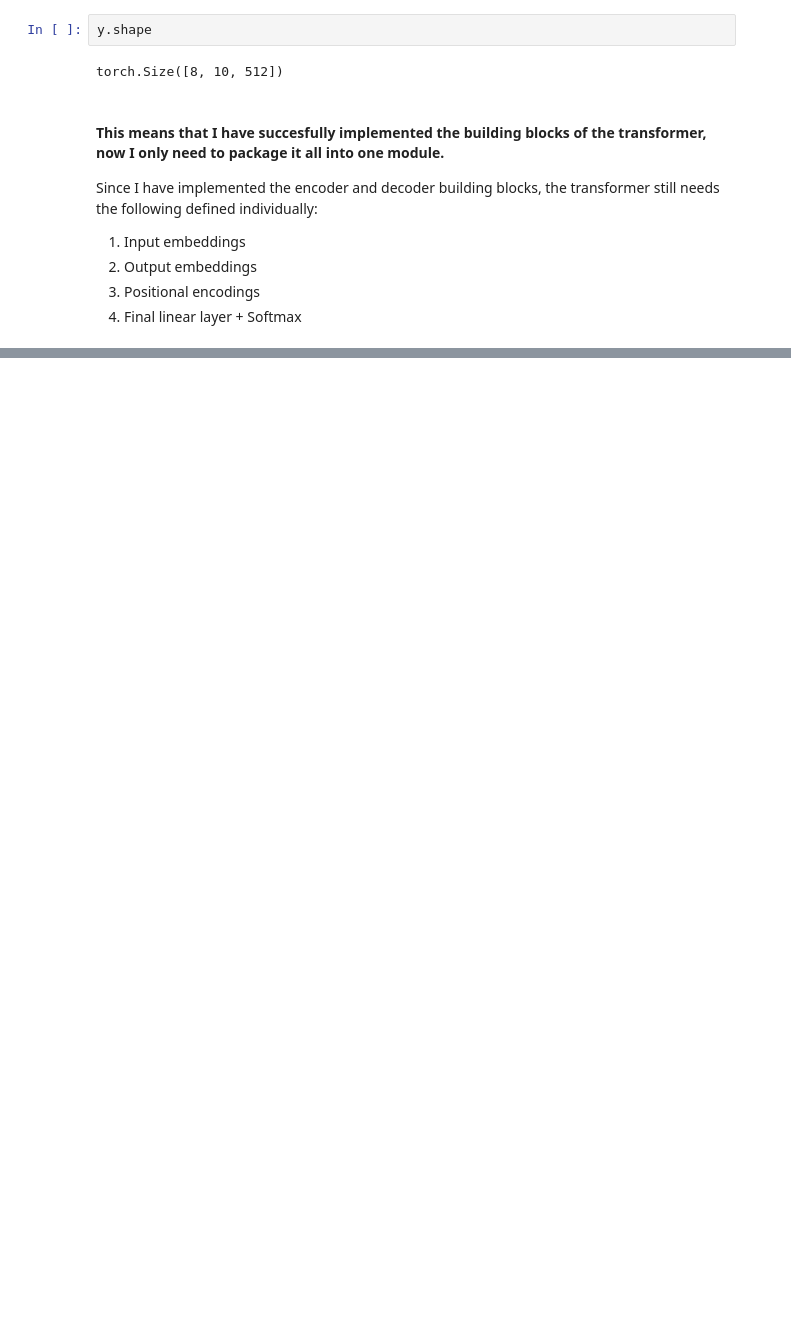
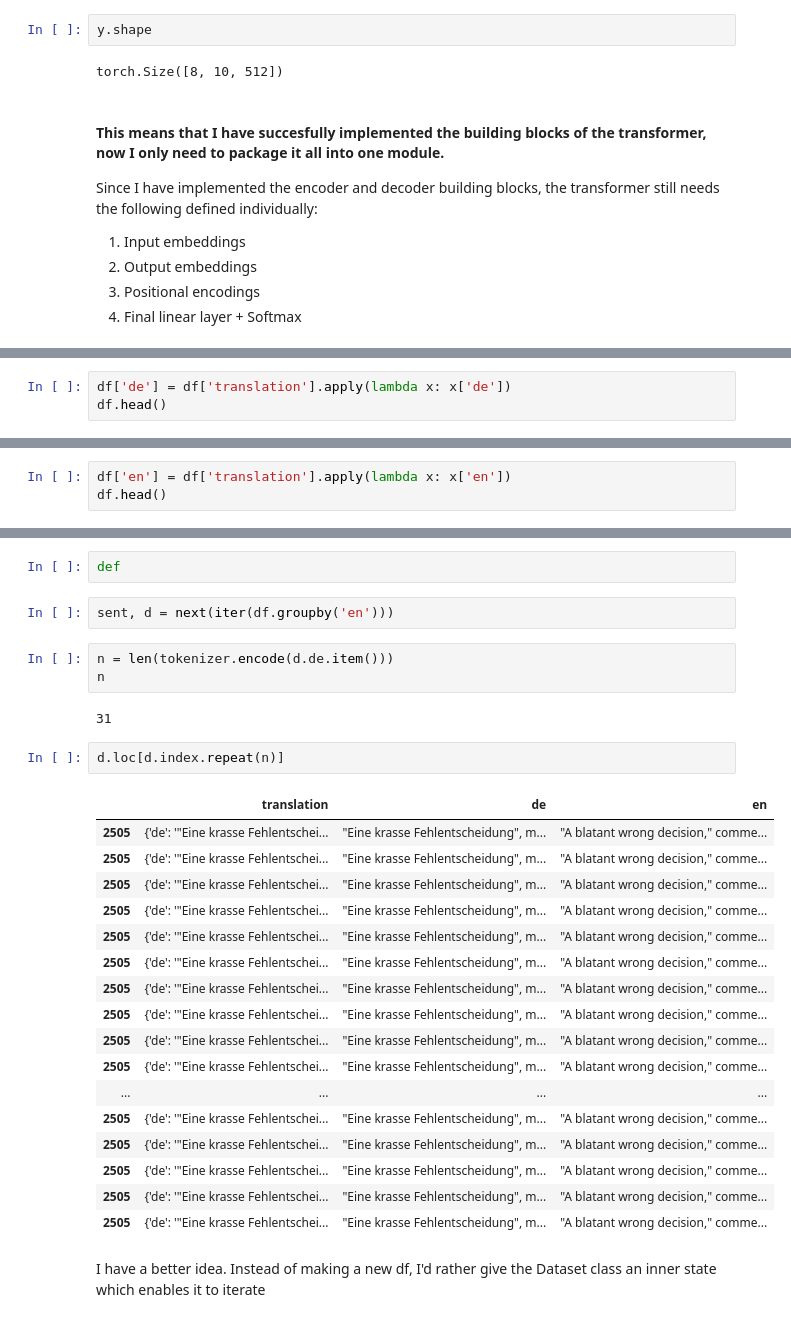
Before and after one commit to ahmedsamirio/transformers, a Jupyter notebook: attention-is-all-you-need.ipynb, the cells around one changed output, grey strips where cells are left out. Drawn from its saved outputs; the diff is of its cells as text; blank space fills up the shorter version.

```diff
--- a/attention-is-all-you-need.ipynb
+++ b/attention-is-all-you-need.ipynb
@@ -814,0 +1418,3 @@ tensor([[[2.5203e-12, 6.9734e-01, 2.3616e-13, 6.8190e-23, 4.0575e-15,
+# %%
+df['de'] = df['translation'].apply(lambda x: x['de'])
+df.head()
@@ -814,0 +1428,3 @@ tensor([[[2.5203e-12, 6.9734e-01, 2.3616e-13, 6.8190e-23, 4.0575e-15,
+# %%
+df['en'] = df['translation'].apply(lambda x: x['en'])
+df.head()
@@ -814,0 +1438,31 @@ tensor([[[2.5203e-12, 6.9734e-01, 2.3616e-13, 6.8190e-23, 4.0575e-15,
+# %%
+def
+# %%
+sent, d = next(iter(df.groupby('en')))
+# %%
+n = len(tokenizer.encode(d.de.item()))
+n
+# %% [output]
+31
+# %%
+d.loc[d.index.repeat(n)]
+# %% [output]
+|  | translation | de | en |
+| 2505 | {'de': '"Eine krasse Fehlentschei... | "Eine krasse Fehlentscheidung", m... | "A blatant wrong decision," comme... |
+| 2505 | {'de': '"Eine krasse Fehlentschei... | "Eine krasse Fehlentscheidung", m... | "A blatant wrong decision," comme... |
+| 2505 | {'de': '"Eine krasse Fehlentschei... | "Eine krasse Fehlentscheidung", m... | "A blatant wrong decision," comme... |
+| 2505 | {'de': '"Eine krasse Fehlentschei... | "Eine krasse Fehlentscheidung", m... | "A blatant wrong decision," comme... |
+| 2505 | {'de': '"Eine krasse Fehlentschei... | "Eine krasse Fehlentscheidung", m... | "A blatant wrong decision," comme... |
+| 2505 | {'de': '"Eine krasse Fehlentschei... | "Eine krasse Fehlentscheidung", m... | "A blatant wrong decision," comme... |
+| 2505 | {'de': '"Eine krasse Fehlentschei... | "Eine krasse Fehlentscheidung", m... | "A blatant wrong decision," comme... |
+| 2505 | {'de': '"Eine krasse Fehlentschei... | "Eine krasse Fehlentscheidung", m... | "A blatant wrong decision," comme... |
+| 2505 | {'de': '"Eine krasse Fehlentschei... | "Eine krasse Fehlentscheidung", m... | "A blatant wrong decision," comme... |
+| 2505 | {'de': '"Eine krasse Fehlentschei... | "Eine krasse Fehlentscheidung", m... | "A blatant wrong decision," comme... |
+| ... | ... | ... | ... |
+| 2505 | {'de': '"Eine krasse Fehlentschei... | "Eine krasse Fehlentscheidung", m... | "A blatant wrong decision," comme... |
+| 2505 | {'de': '"Eine krasse Fehlentschei... | "Eine krasse Fehlentscheidung", m... | "A blatant wrong decision," comme... |
+| 2505 | {'de': '"Eine krasse Fehlentschei... | "Eine krasse Fehlentscheidung", m... | "A blatant wrong decision," comme... |
+| 2505 | {'de': '"Eine krasse Fehlentschei... | "Eine krasse Fehlentscheidung", m... | "A blatant wrong decision," comme... |
+| 2505 | {'de': '"Eine krasse Fehlentschei... | "Eine krasse Fehlentscheidung", m... | "A blatant wrong decision," comme... |
+# %% [markdown]
+I have a better idea. Instead of making a new df, I'd rather give the Dataset class an inner state which enables it to iterate
```
Also changed, not shown: parts of 124 cells of this notebook, 1 other file.
